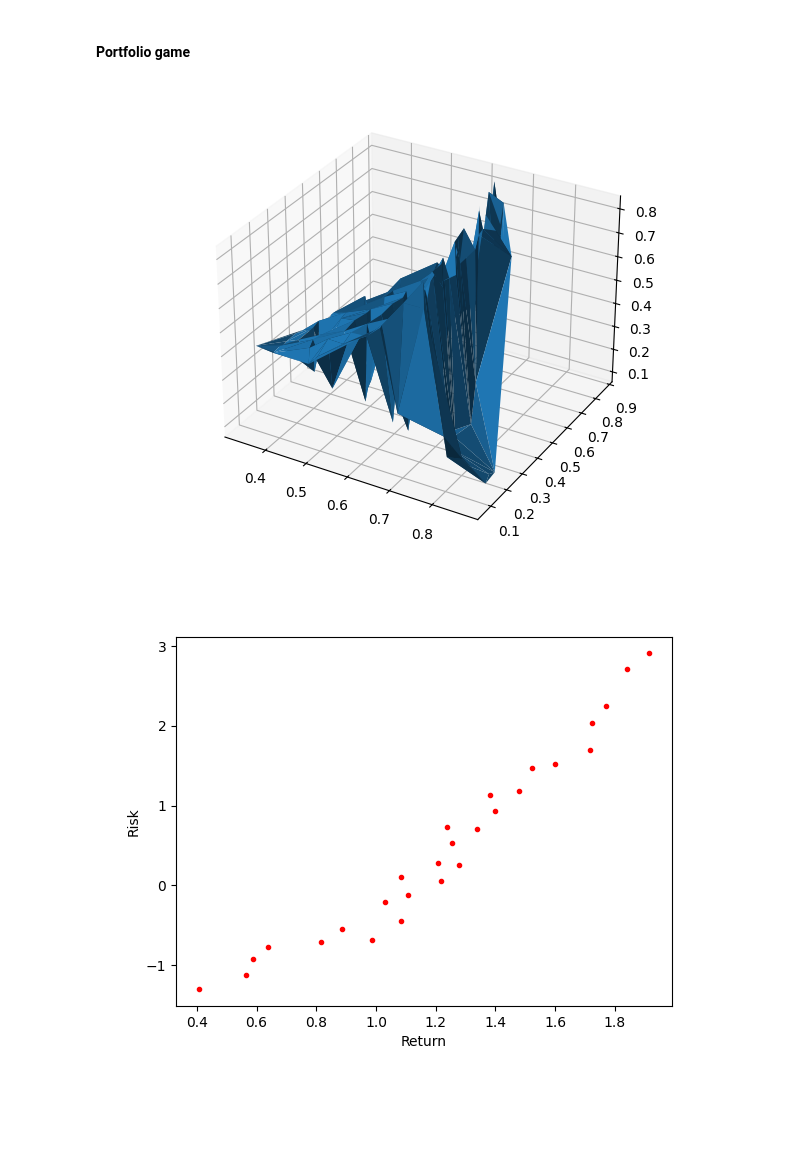
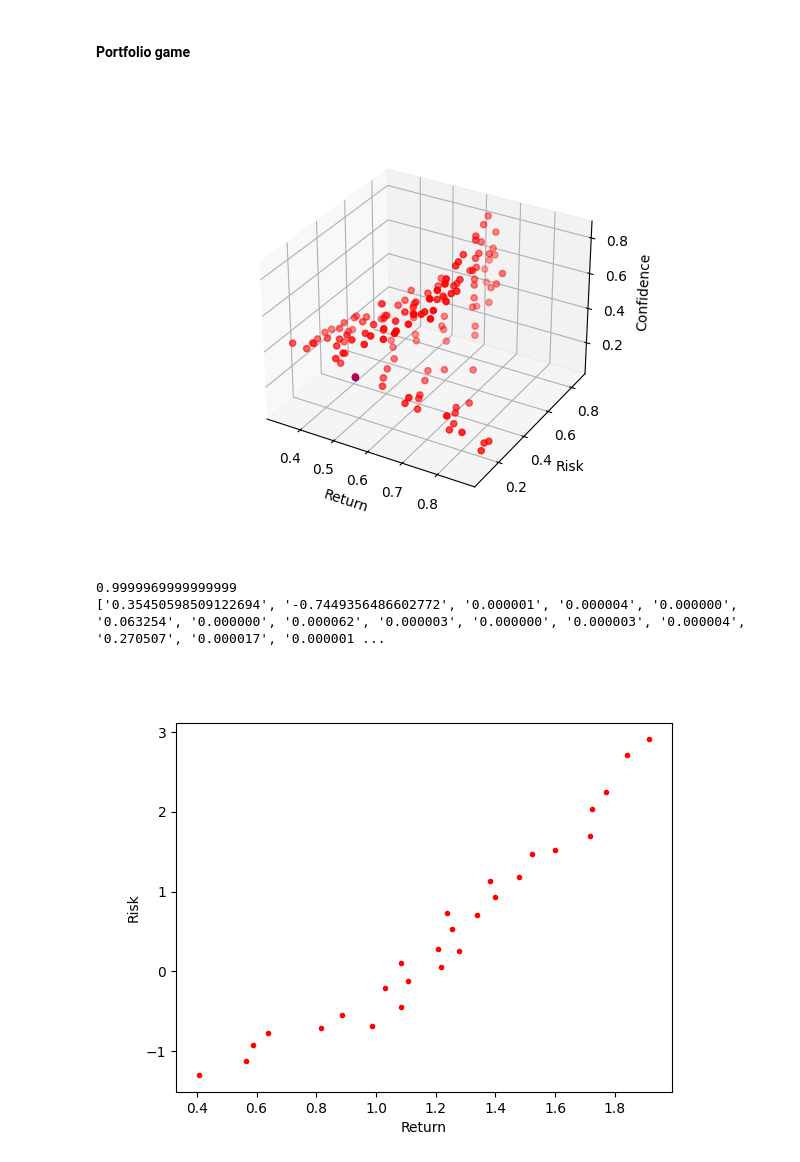
Before and after one commit to alessandro1802/moo, a Jupyter notebook: lab2.ipynb, the cells around one changed output. Saved outputs shown, nothing was run; the diff lists cells and outputs as text; code cells hidden in the pictures; blank space fills up the shorter version.

Commit message:
portfolio choose

```diff
--- a/lab2.ipynb
+++ b/lab2.ipynb
@@ -402,13 +402,36 @@ solver2d.plot_state()
 #### Portfolio game
 # %%
 choosed = np.array(list(final_population[1].values()))
-fig, ax = plt.subplots(subplot_kw={"projection": "3d"})
-ax.voxels(choosed[:,0],choosed[:,1],choosed[:,2])
-fig.tight_layout()
+ax = plt.figure().add_subplot(projection = '3d')
+ax.set_xlabel('Return')
+ax.set_ylabel('Risk')
+ax.set_zlabel('Confidence')
+ax.scatter(choosed[:,0], choosed[:,1], choosed[:,2], c="#ff0000")
+choosed2 = sorted(filter(lambda x: x[1][2]<0.4 and x[1][0]<0.6 and x[1][1]<0.2,list(zip(final_population[0],final_population[1].values()))),key=lambda x: x[1][1])[0]
+ax.scatter(choosed2[1][0], choosed2[1][1], choosed2[1][2], c="#0000ff")
 plt.show()
-choosed = sorted(list(final_population[1].values()),key=lambda x: x[1])[12]
+choosed2
+company_names=dict()
+for id,company in enumerate(stock_data):
+    company_names[company.name.replace('\n','')] = id
+# Write down the selected solution
+def writePotrfolioWeights(total_return, total_risk, weights, outputPath):
+    order = ["SuperFuture", "Apples", "WorldNow", "Electronics123", "Photons", "SpaceNow", "PearPear", "PositiveCorrelation", "BetterTechnology", "ABCDE", "EnviroLike", "Moneymakers", "Fuel4", "MarsProject", "CPU-XYZ", "RoboticsX", "Lasers", "WaterForce", "SafeAndCare","BetterTomorrow"]
+    output = ["{:.6f}".format(weights[company_names[company_name]]) for company_name in order]
+    # assert sum([float(i) for i in output]) == 1.0
+    print(sum([float(i) for i in output]))
+    output = [str(total_return), str(total_risk)] + output
+    with open(outputPath, "w") as f:
+        f.write(' '.join(output))
+    print(output)
+
+
+outputPath = "./portfolio/lab2.txt"
+writePotrfolioWeights(sum([float(stock_data[j].increase) * list(choosed2[0])[j] for j in range(len(list(choosed2[0])))]), sum([sum(risk_matrix[j]) * list(choosed2[0])[j] for j in range(len(list(choosed2[0])))]), list(choosed2[0]), outputPath)
 # %% [output]
-[figure, old version]
+[figure, new version]
+0.9999969999999999
+['0.35450598509122694', '-0.7449356486602772', '0.000001', '0.000004', '0.000000', '0.063254', '0.000000', '0.000062', '0.000003', '0.000000', '0.000003', '0.000004', '0.270507', '0.000017', '0.000001 ...
 # %%
 x, y = [], []
 for weights_solution in final_population:
```
